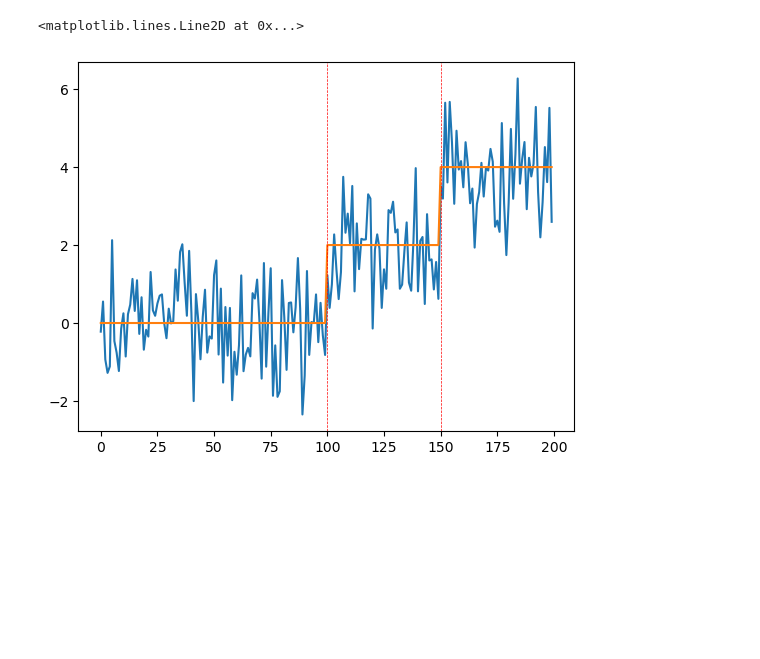
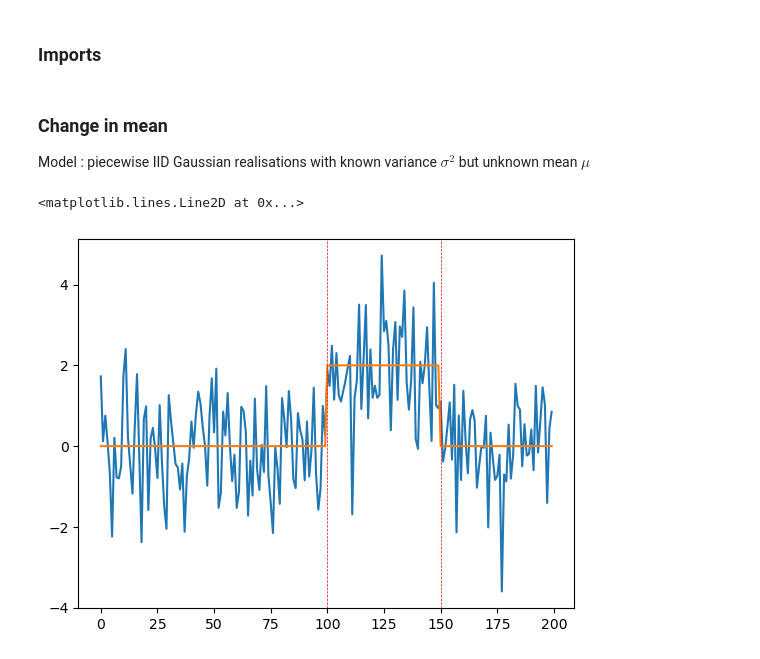
Before and after one commit to EtienneCap/ChangepointDetection, a Jupyter notebook: Bayesian online changepoint detection.ipynb, the cells around one changed output. Drawn from its saved outputs; the diff is of its cells as text; code cells hidden in the pictures; blank space fills up the shorter version.

```diff
--- a/Bayesian online changepoint detection.ipynb
+++ b/Bayesian online changepoint detection.ipynb
@@ -1,3 +1,5 @@
+# %% [markdown]
+### Imports
 # %%
 import matplotlib.pyplot as plt
 import numpy as np
@@ -7,0 +12,4 @@ from   matplotlib.colors import LogNorm
+# %% [markdown]
+### Change in mean
+
+Model : piecewise IID Gaussian realisations with known variance $\sigma^2$ but unknown mean $\mu$
@@ -8,19 +71,19 @@ from   matplotlib.colors import LogNorm
 # %%
 ## Generating data with change in mean
 
 sigma_noise = 1
 
 a = np.ones((100,)) * 0
 b = np.ones((50,)) * 2
-c = np.ones((50,)) * 4
+c = np.ones((50,)) * 0
 
 means = np.concatenate([a,b,c], axis = 0)
 signal_means = np.concatenate([a,b,c], axis = 0) + sigma_noise * np.random.randn(200,)
 
 plt.plot(signal_means)
 plt.plot(means)
 plt.axvline(x = 100, linestyle = "dashed", c = 'r', linewidth = 0.5)
 plt.axvline(x = 150, linestyle = "dashed", c = 'r', linewidth = 0.5)
 # %% [output]
 <matplotlib.lines.Line2D at 0x...>
-[figure, old version]
+[figure, new version]
```
Also changed, not shown: parts of 12 cells of this notebook.
